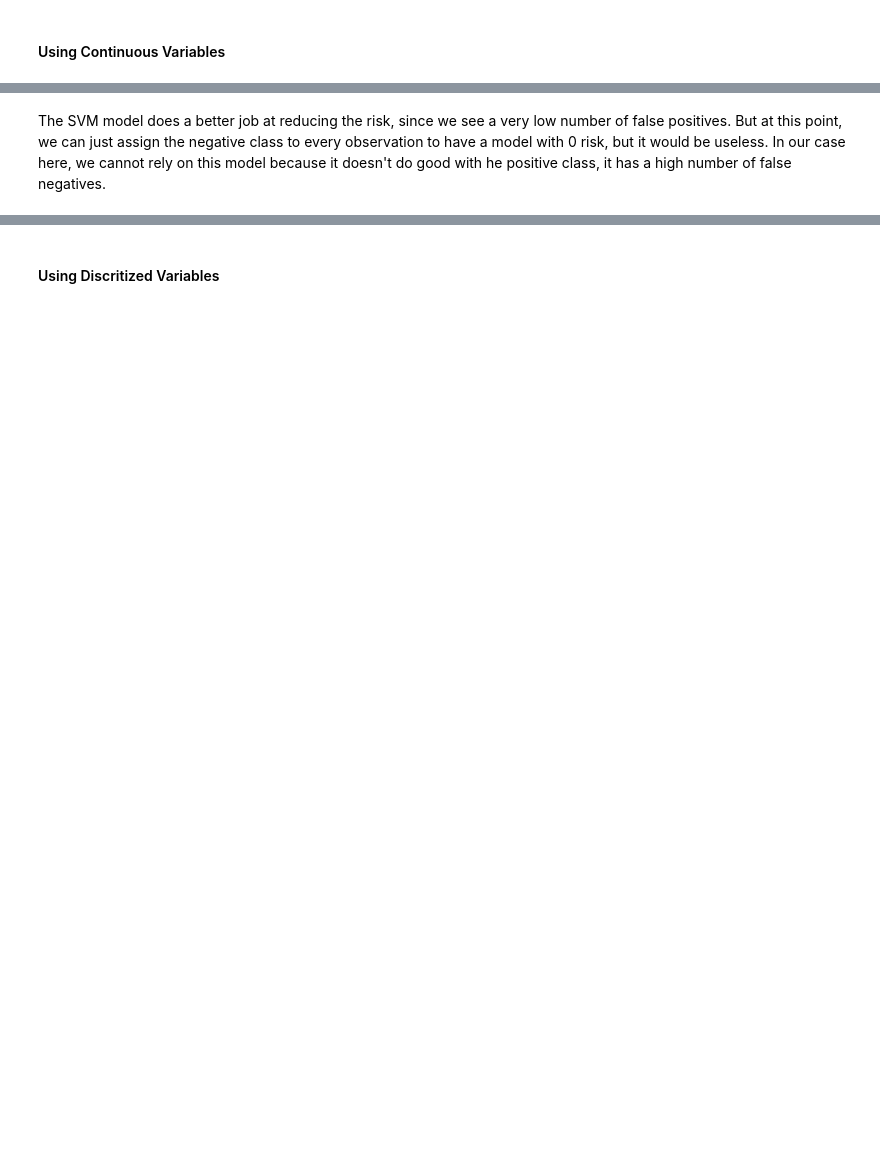
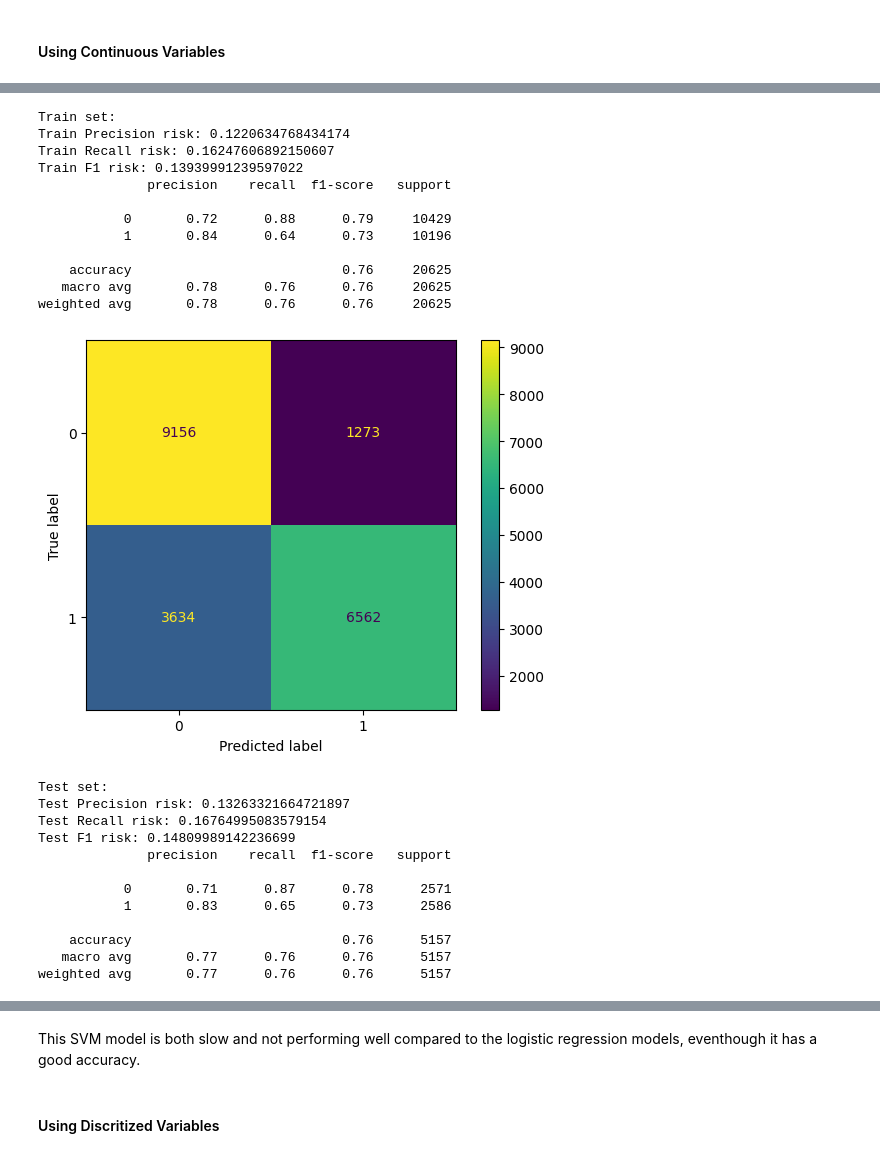
Before and after one commit to mnijadi/product-display-modeling, a Jupyter notebook: notebooks/3_modeling.ipynb, the cells around one changed output, grey strips where cells are left out. Saved outputs shown, nothing was run; the diff lists cells and outputs as text; code cells hidden in the pictures; blank space fills up the shorter version.

```diff
--- a/notebooks/3_modeling.ipynb
+++ b/notebooks/3_modeling.ipynb
@@ -341,0 +313,17 @@ weighted avg       0.76      0.75      0.75      5157
+# %%
+logreg_v3_params = {'random_state': 42}
+logreg_v3 = LogisticRegression(**logreg_v3_params)
+
+cols = features_disc
+train, test = X_train[cols], X_test[cols]
+pr_risk, rc_risk, fo_risk = train_and_evaluate(logreg_v3, train, test, y_train, y_test)
+
+with mlflow.start_run():
+    # log the parameters
+    mlflow.log_params(logreg_v3_params)
+    # log the metrics
+    mlflow.log_metrics({'precision_risk': pr_risk, 'recall_risk': rc_risk, 'f1_risk': fo_risk})
+    # set the tags
+    mlflow.set_tags({'Version': 'v3', 'Features': cols,'mlflow.note.content': 'Default logistic regression model the discretized features'})
+    # log the model
+    mlflow.sklearn.log_model(sk_model=logreg_v3, artifact_path='lr',input_example=train, registered_model_name='logreg_v3')
@@ -437,3 +509,7 @@ We see that the risk of classifying a `No_Displ` product as `Displ` gets higher
 However, we can't say that the model with 1 component is better, because it is actually not useful at all, since it is not able to classify any product as `Displ`.
 # %% [markdown]
 ### SVM
+# %%
+# create a new experiment for SVM
+mlflow.create_experiment('SVM', tags={'mlflow.note.content': 'Models based on SVM'})
+mlflow.set_experiment('SVM')
@@ -440,8 +518,2 @@ However, we can't say that the model with 1 component is better, because it is a
 # %% [markdown]
 #### Using Continuous Variables
-# %%
-svm_v1 = Pipeline([
-    ('scaler', RobustScaler()),
-    ('svm', SVC())
-])
-train_and_evaluate(svm_v1, X_train, X_test, y_train, y_test)
@@ -469,2 +520,44 @@ weighted avg       0.78      0.77      0.77      5157
-# %% [markdown]
-The SVM model does a better job at reducing the risk, since we see a very low number of false positives. But at this point, we can just assign the negative class to every observation to have a model with 0 risk, but it would be useless. In our case here, we cannot rely on this model because it doesn't do good with he positive class, it has a high number of false negatives.
+# %%
+svm_v1_params = {
+    'random_state': 42
+}
+svm_v1 = Pipeline([
+    ('scaler', RobustScaler()),
+    ('svm', SVC(**svm_v1_params))
+])
+
+cols = features
+train, test = X_train[cols], X_test[cols]
+pr_risk, rc_risk, fo_risk = train_and_evaluate(svm_v1, train, test, y_train, y_test)
+
+with mlflow.start_run():
+    mlflow.log_params(svm_v1_params)
+    mlflow.log_metrics({'precision_risk': pr_risk, 'recall_risk': rc_risk, 'f1_risk': fo_risk})
+    mlflow.set_tags({'Version': 'v1', 'Features': cols,'mlflow.note.content': f'Default SVM model on the continuous features'})
+    mlflow.sklearn.log_model(sk_model=svm_v1, artifact_path='svm', input_example=train, registered_model_name=f'svm_v1')
+# %% [output]
+Train set:
+Train Precision risk: 0.1220634768434174
+Train Recall risk: 0.16247606892150607
+Train F1 risk: 0.13939991239597022
+              precision    recall  f1-score   support
+
+           0       0.72      0.88      0.79     10429
+           1       0.84      0.64      0.73     10196
+
+    accuracy                           0.76     20625
+   macro avg       0.78      0.76      0.76     20625
+weighted avg       0.78      0.76      0.76     20625
+[figure, added]
+Test set:
+Test Precision risk: 0.13263321664721897
+Test Recall risk: 0.16764995083579154
+Test F1 risk: 0.14809989142236699
+              precision    recall  f1-score   support
+
+           0       0.71      0.87      0.78      2571
+           1       0.83      0.65      0.73      2586
+
+    accuracy                           0.76      5157
+   macro avg       0.77      0.76      0.76      5157
+weighted avg       0.77      0.76      0.76      5157
@@ -471,2 +568,4 @@ The SVM model does a better job at reducing the risk, since we see a very low nu
+# %% [markdown]
+This SVM model is both slow and not performing well compared to the logistic regression models, eventhough it has a good accuracy.
 # %% [markdown]
 #### Using Discritized Variables
```
Also changed, not shown: parts of 47 cells of this notebook.
